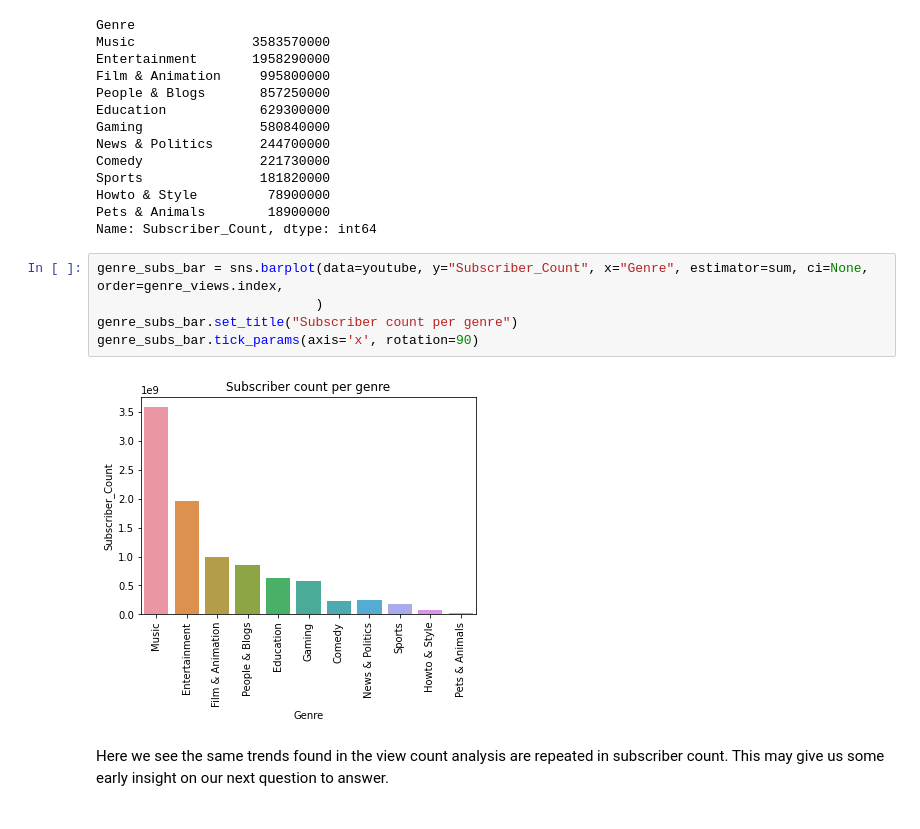
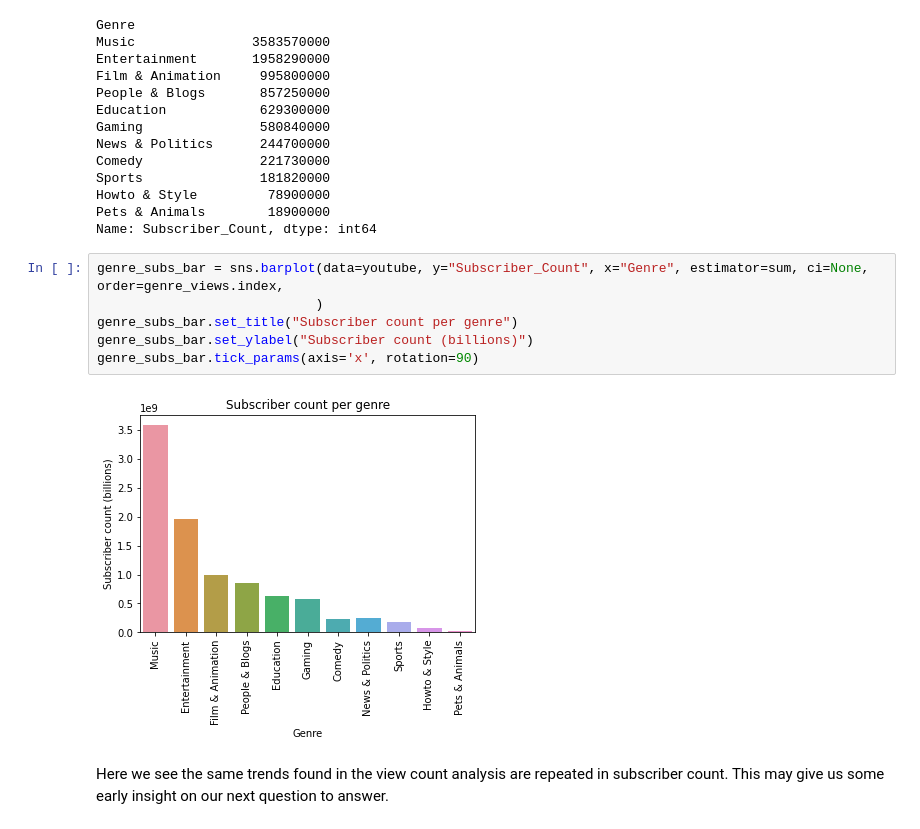
Before and after one commit to Joseph-Shelton/Youtube-Top-300-Analysis, a Jupyter notebook: Youtube300.ipynb, the cells around one changed output. Drawn from its saved outputs; the diff is of its cells as text.

```diff
--- a/Youtube300.ipynb
+++ b/Youtube300.ipynb
@@ -174,10 +177,11 @@ Name: Subscriber_Count, dtype: int64
 # %%
 genre_subs_bar = sns.barplot(data=youtube, y="Subscriber_Count", x="Genre", estimator=sum, ci=None, order=genre_views.index,
                             )
 genre_subs_bar.set_title("Subscriber count per genre")
+genre_subs_bar.set_ylabel("Subscriber count (billions)")
 genre_subs_bar.tick_params(axis='x', rotation=90)
 # %% [output]
-[figure, old version]
+[figure, new version]
 # %% [markdown]
 Here we see the same trends found in the view count analysis are repeated in subscriber count. This may give us some early insight on our next question to answer.
 # %% [markdown]
```
Also changed, not shown: parts of 5 cells of this notebook.
